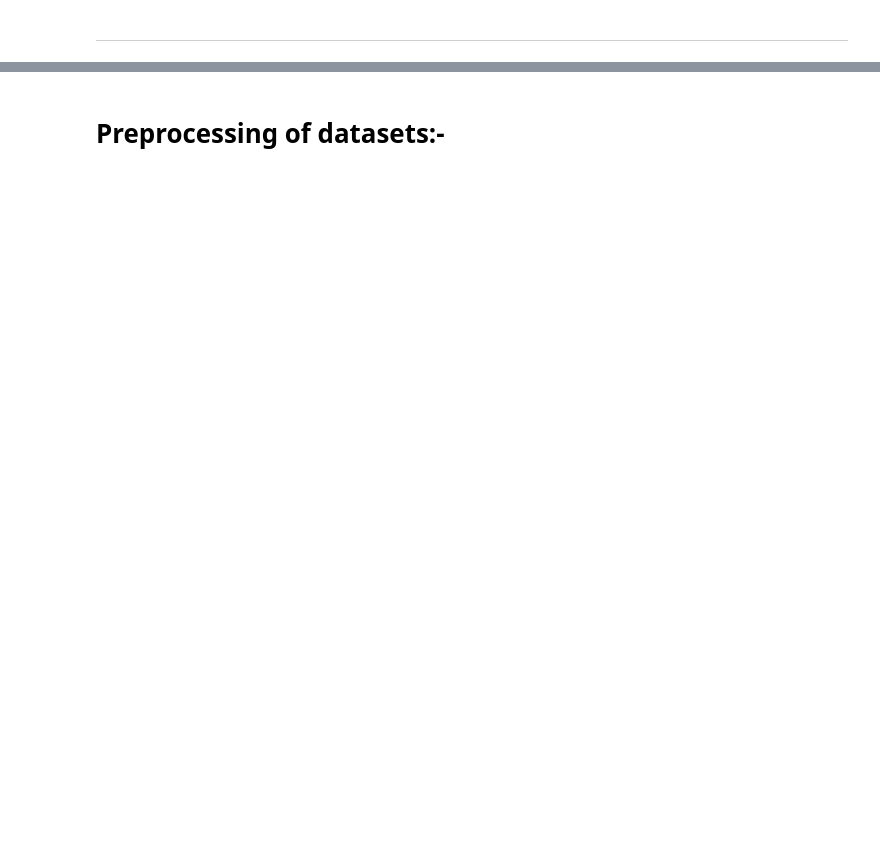
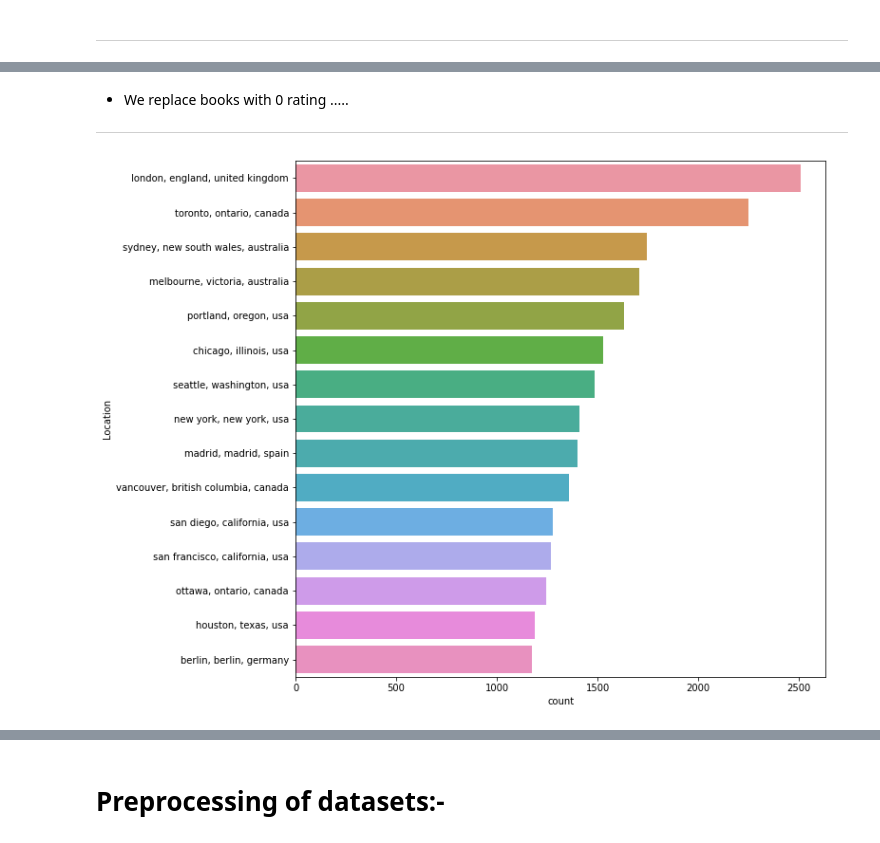
Before and after one commit to jhaRahul2102/Book-recommendation-using-collaborative-approach, a Jupyter notebook: Book_Recommendation_System.ipynb, the cells around one changed output, grey strips where cells are left out. Drawn from its saved outputs; the diff is of its cells as text; code cells hidden in the pictures; blank space fills up the shorter version.

```diff
--- a/Book_Recommendation_System.ipynb
+++ b/Book_Recommendation_System.ipynb
@@ -102,0 +168,2 @@ ratings.head(3)
+# %%
+users['Age'].fillna(users['Age'].mean(),inplace=True)                # Replacing with Mean.
@@ -102,0 +180,11 @@ ratings.head(3)
+# %% [markdown]
+* We replace books with 0 rating .....
+-------------------------------------------------------------------------------------
+# %%
+# ------------  Based on Location user rating:- ------------------------------
+
+plt.figure(figsize=(10,10))
+sns.countplot(y="Location", data=users,order=users['Location'].value_counts().index[0:15])
+plt.show()
+# %% [output]
+[figure, added]
```
Also changed, not shown: parts of 42 cells of this notebook.
